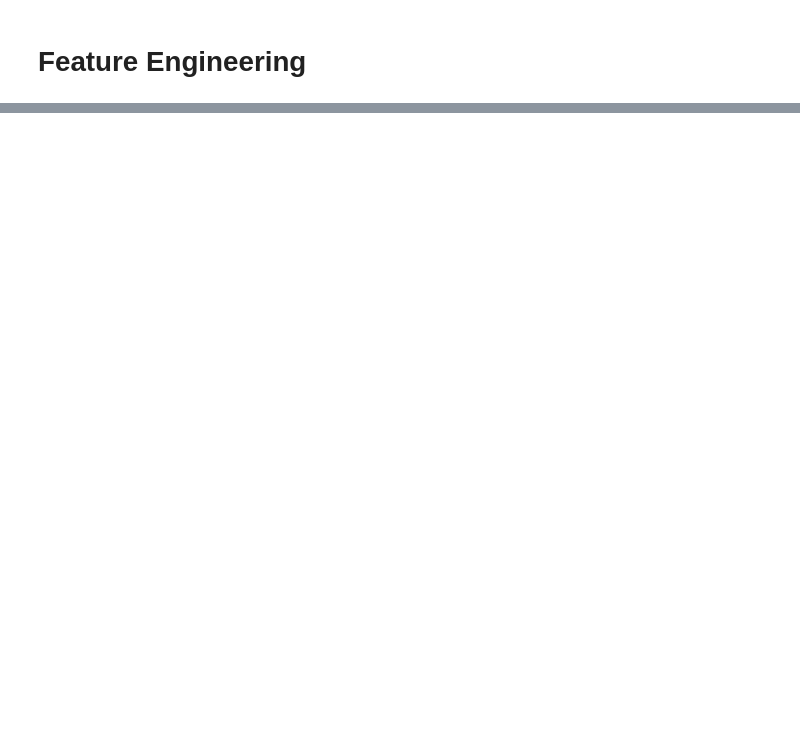
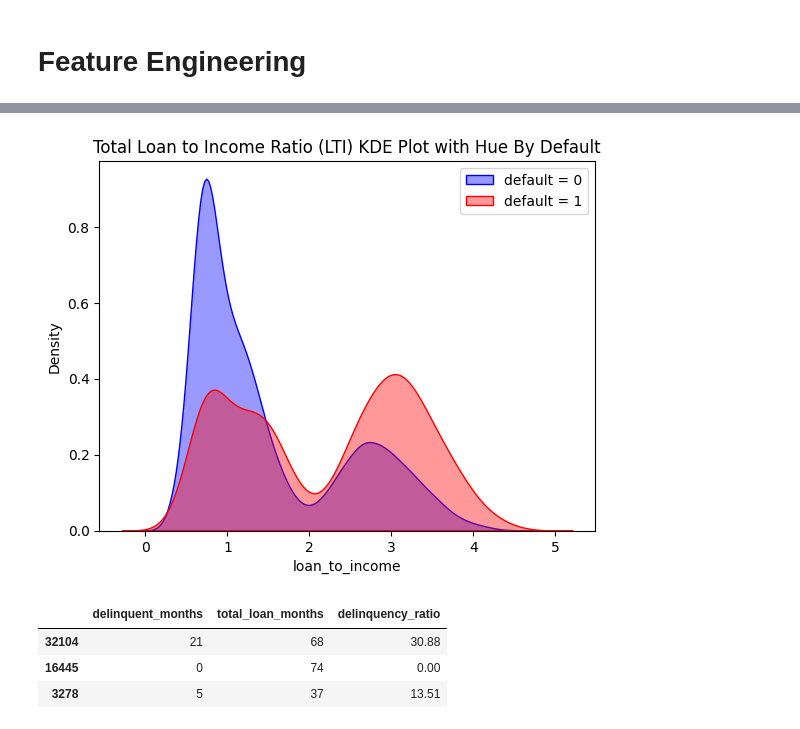
Before and after one commit to abidtalukder/credit-risk-modeling, a Jupyter notebook: notebooks/risk_modeling.ipynb, the cells around one changed output, grey strips where cells are left out. Saved outputs shown, nothing was run; the diff lists cells and outputs as text; code cells hidden in the pictures; blank space fills up the shorter version.

Commit message:
Used business understanding to generate new features such as loan to income ratio (LTI) and more. Analyzed these features for defaulters vs non-defaulters.

```diff
--- a/notebooks/risk_modeling.ipynb
+++ b/notebooks/risk_modeling.ipynb
@@ -416,3 +416,8 @@ This analysis explores the distributional differences in continuous variables be
 These insights are directly actionable for refining feature engineering, risk scoring models, and business rule design. Further analysis may explore nonlinear relationships, interaction effects, and thresholds for decisioning.
 # %% [markdown]
 # Feature Engineering
+# %%
+# From business understanding, create loan to income ratio
+df_train_1["loan_to_income"] = df_train_1["loan_amount"] / df_train_1["income"]
+df_test_1["loan_to_income"] = df_test_1["loan_amount"] / df_test_1["income"]
+df_train_1["loan_to_income"].describe()
@@ -418,0 +434,18 @@ These insights are directly actionable for refining feature engineering, risk sc
+# %%
+sns.kdeplot(df_train_1[df_train_1.default == 0]["loan_to_income"], label='default = 0', color='blue', fill=True, alpha=0.4)
+sns.kdeplot(df_train_1[df_train_1.default == 1]["loan_to_income"], label='default = 1', color='red', fill=True, alpha=0.4)
+
+plt.title('Total Loan to Income Ratio (LTI) KDE Plot with Hue By Default')
+plt.legend()
+plt.show()
+# %% [output]
+[figure, added]
+# %%
+df_train_1["delinquency_ratio"] = df_train_1["delinquent_months"]*100 / df_train_1["total_loan_months"]
+df_test_1["delinquency_ratio"] = df_test_1["delinquent_months"]*100 / df_test_1["total_loan_months"]
+df_train_1[["delinquent_months", "total_loan_months", "delinquency_ratio"]].sample(3)
+# %% [output]
+|  | delinquent_months | total_loan_months | delinquency_ratio |
+| 32104 | 21 | 68 | 30.88 |
+| 16445 | 0 | 74 | 0.00 |
+| 3278 | 5 | 37 | 13.51 |
```
Also changed, not shown: parts of 6 cells of this notebook.
